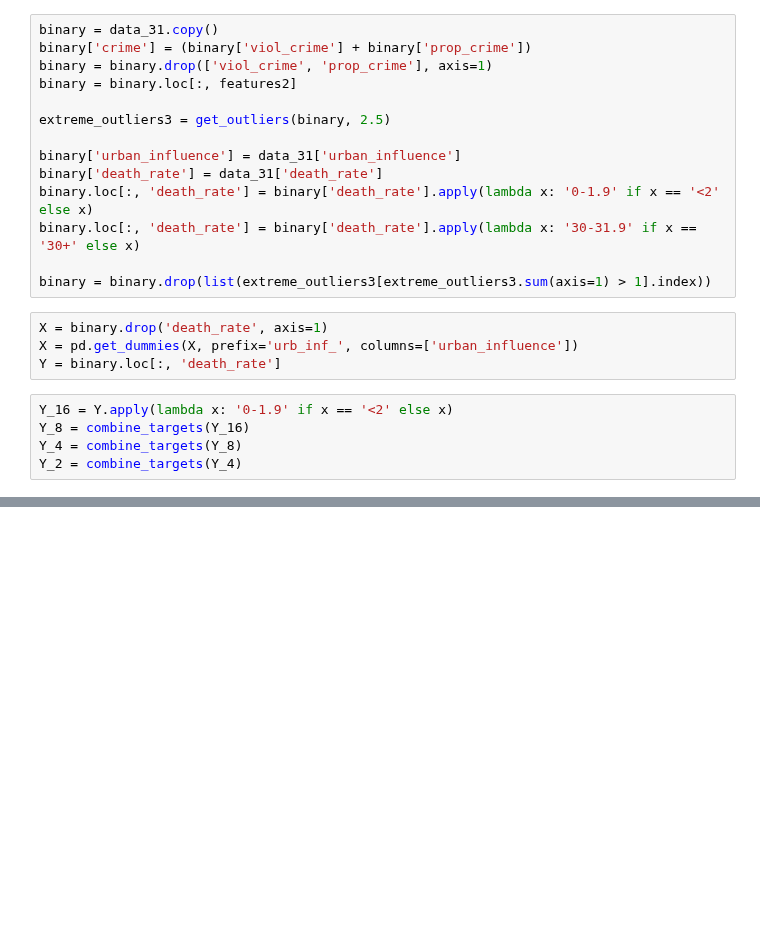
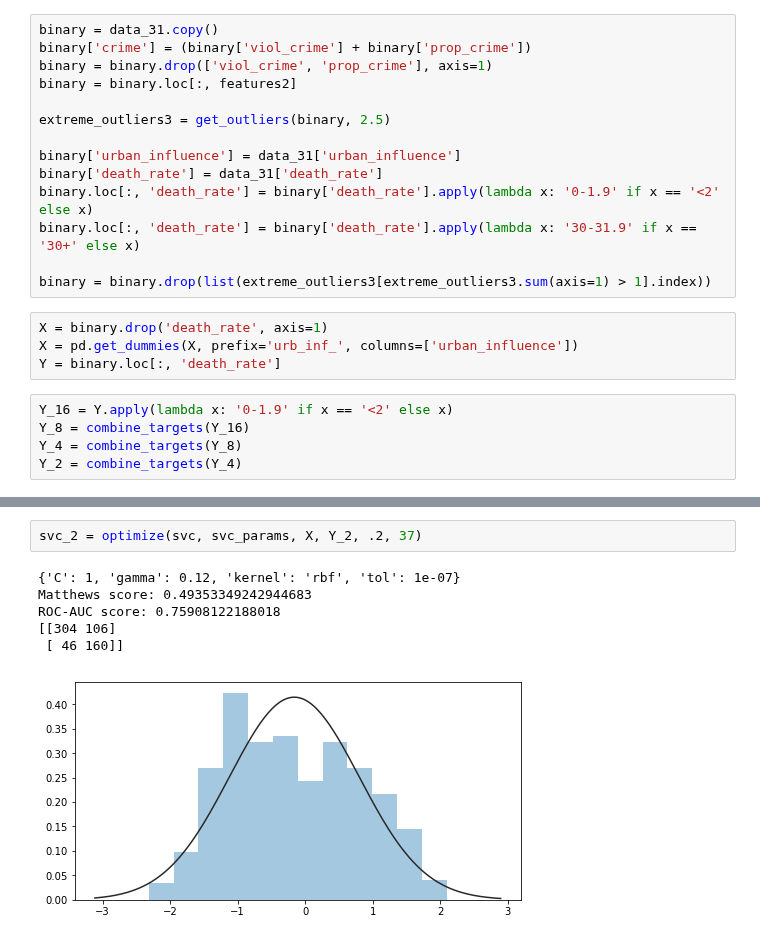
Before and after one commit to vincegiorno/drug_deaths, a Jupyter notebook: drug_deaths.ipynb, the cells around one changed output, grey strips where cells are left out. Drawn from its saved outputs; the diff is of its cells as text; blank space fills up the shorter version.

```diff
--- a/drug_deaths.ipynb
+++ b/drug_deaths.ipynb
@@ -1102,0 +989,9 @@ urb_inf__5.0 : -0.46961  OR: 0.63
+# %%
+svc_2 = optimize(svc, svc_params, X, Y_2, .2, 37)
+# %% [output]
+{'C': 1, 'gamma': 0.12, 'kernel': 'rbf', 'tol': 1e-07}
+Matthews score: 0.49353349242944683
+ROC-AUC score: 0.75908122188018
+[[304 106]
+ [ 46 160]]
+[figure, added]
```
Also changed, not shown: parts of 36 cells of this notebook.
